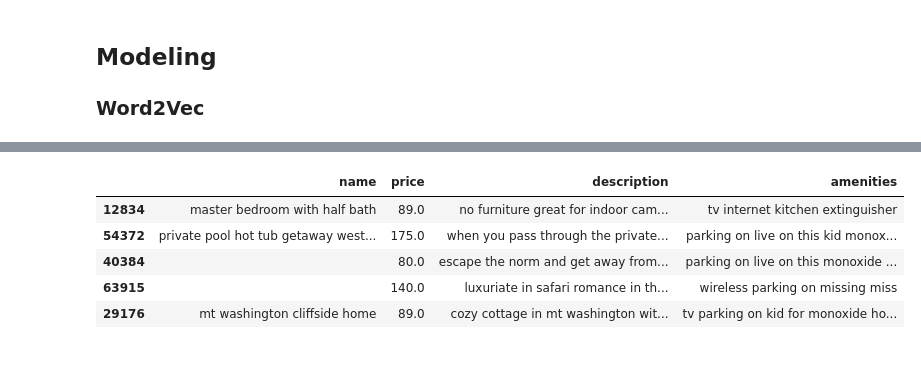
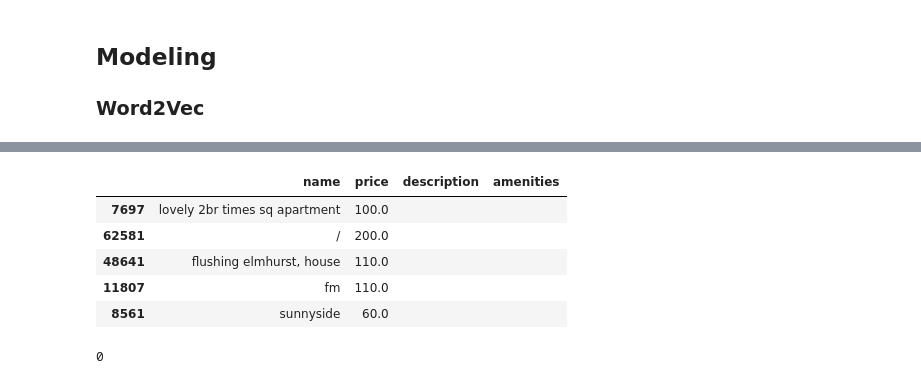
Before and after one commit to janejeshen/Recommendation-system-for-hotel-and-airbnbs, a Jupyter notebook: Recommendation_system.ipynb, the cells around one changed output, grey strips where cells are left out. Drawn from its saved outputs; the diff is of its cells as text; code cells hidden in the pictures.

```diff
--- a/Recommendation_system.ipynb
+++ b/Recommendation_system.ipynb
@@ -880,7 +880,7 @@ def preprocess_text(text):
 # applying the preprocess_text function to the text column
 df["amenities"] = [preprocess_text(text) for text in df["amenities"]]
 df["description"] = [preprocess_text(text) for text in df["description"]]
-df["name"] = [preprocess_text(text) for text in df["name"]]
+#df["name"] = [preprocess_text(text) for text in df["name"]]
 # %%
 # Joining the different processed titles together.
 long_string = ' '.join(df['amenities'])
@@ -919,7 +919,9 @@ df["amenities"][0]
 'wireless kid miss'
 # %%
 # Combining the text features into one feature
-df["description_amenities"] = df["description"] + " " + df["amenities"] + " " + df["name"]
+df["description_amenities"] = df["description"] + " " + df["amenities"] + " " + df["city"]
+
+#df["description_amenities"] = df["description"] + " " + df["amenities"] + " " + df["name"] + df["city"]
 # %%
 df["description_amenities"][0]
 # %% [output]
@@ -1101,14 +1071,18 @@ def get_recommendations_from_input(user_input, price_range=None, top_n=5):
     # Returning top N recommendations
     return recommendations.head(top_n)[['name', 'price', 'description','amenities']]
 # %%
-user_input = "tent"
+user_input = "new york city"
 price_range = (50, 200)
 recommendations = get_recommendations_from_input(user_input, price_range)
 recommendations
 # %% [output]
 |  | name | price | description | amenities |
-| 12834 | master bedroom with half bath | 89.0 | no furniture great for indoor cam... | tv internet kitchen extinguisher |
-| 54372 | private pool hot tub getaway west... | 175.0 | when you pass through the private... | parking on live on this kid monox... |
-| 40384 |  | 80.0 | escape the norm and get away from... | parking on live on this monoxide ... |
-| 63915 |  | 140.0 | luxuriate in safari romance in th... | wireless parking on missing miss |
-| 29176 | mt washington cliffside home | 89.0 | cozy cottage in mt washington wit... | tv parking on kid for monoxide ho... |
+| 7697 | lovely 2br times sq apartment | 100.0 |  |  |
+| 62581 | / | 200.0 |  |  |
+| 48641 | flushing elmhurst, house | 110.0 |  |  |
+| 11807 | fm | 110.0 |  |  |
+| 8561 | sunnyside | 60.0 |  |  |
+# %%
+df.description.isna().sum()
+# %% [output]
+0
```
Also changed, not shown: parts of 7 cells of this notebook, 2 other files.
